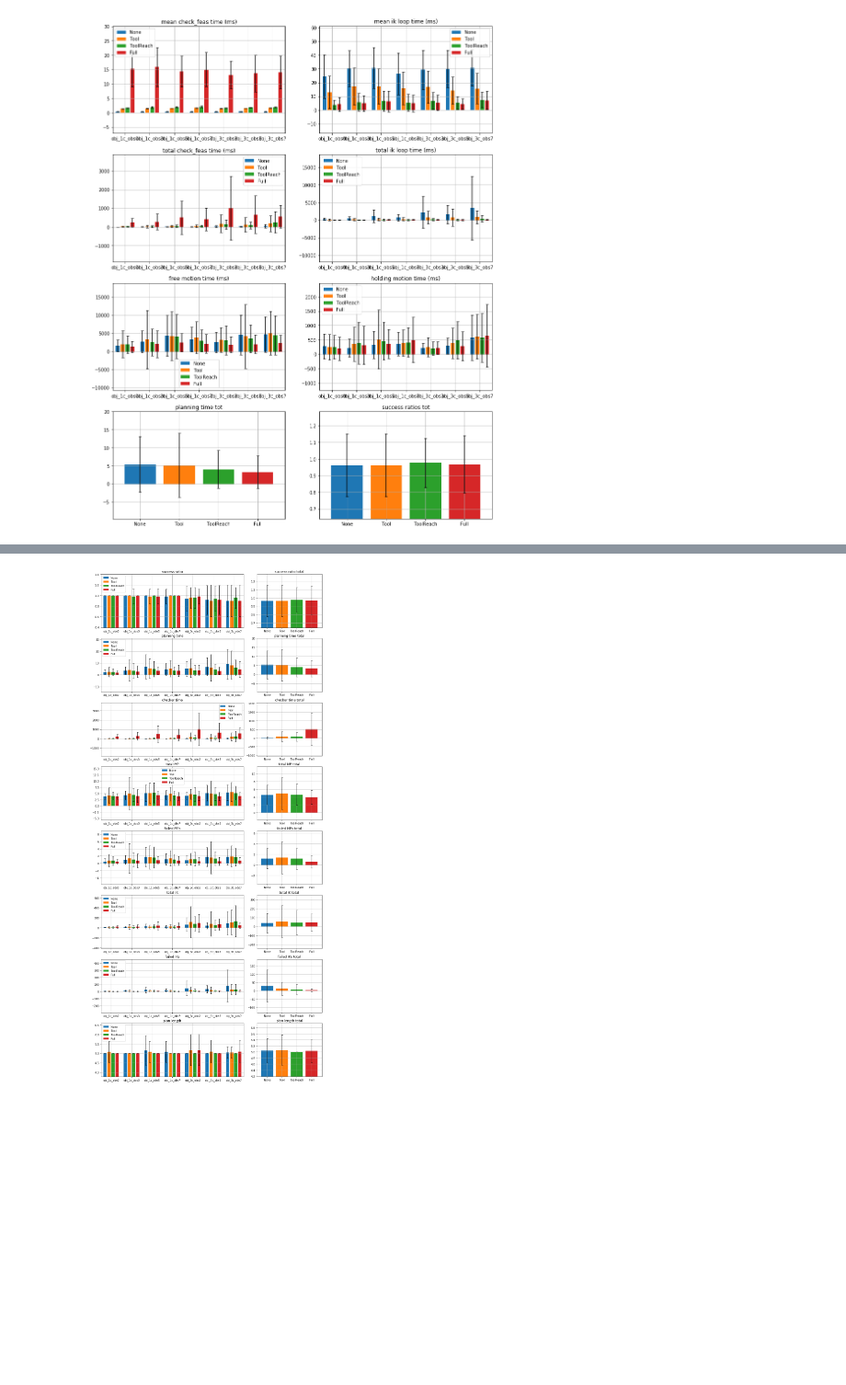
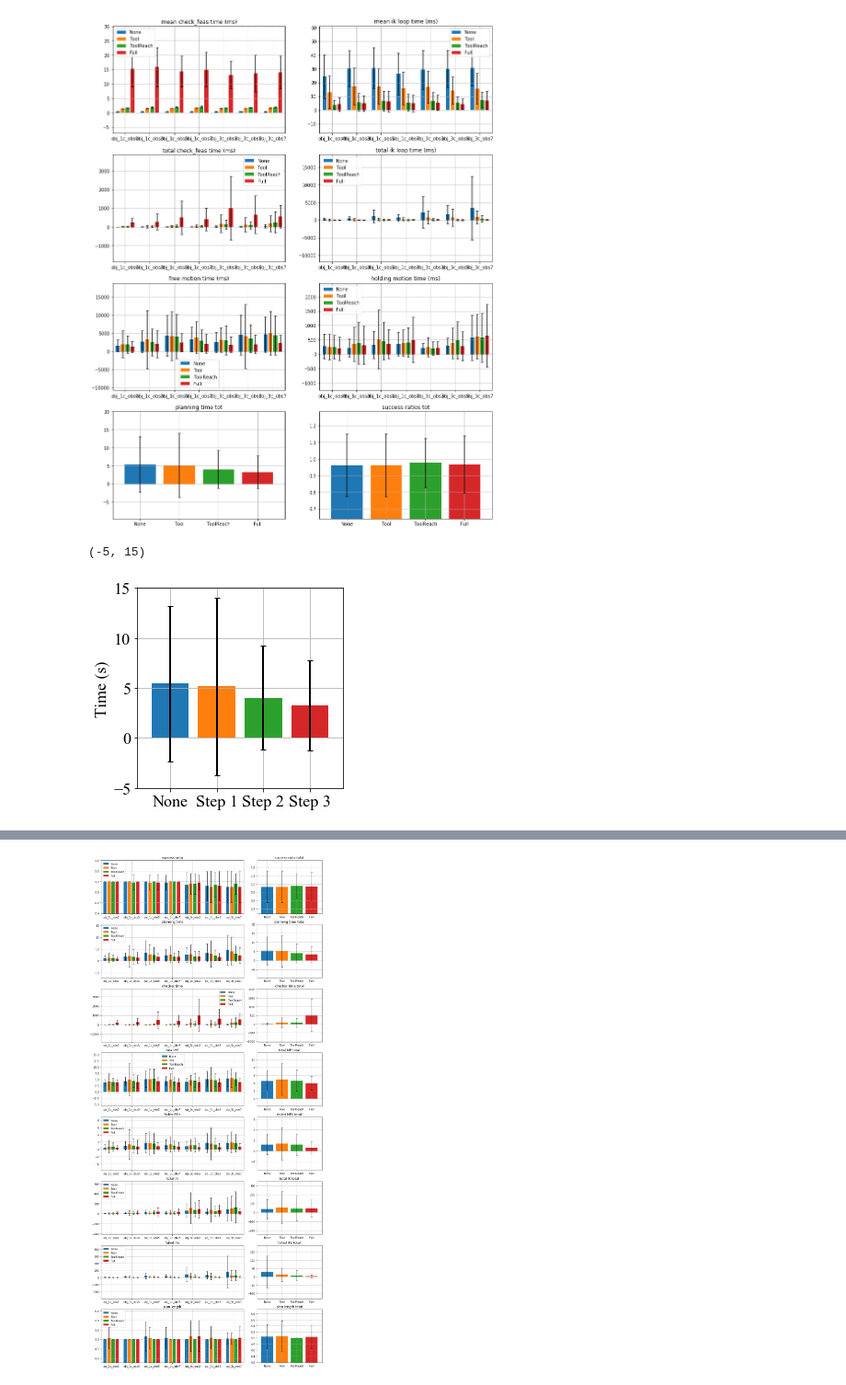
Before and after one commit to rnb-disinfection/rnb-planning, a Jupyter notebook: src/scripts/developing/pddlstream/[TEST] PDDLStream-print-results.ipynb, the cells around one changed output, grey strips where cells are left out. Shown at 92% size. Cells and saved outputs as stored; diff of their text form; code cells hidden in the pictures; blank space fills up the shorter version.

Commit message:
plot results

```diff
--- a/src/scripts/developing/pddlstream/[TEST] PDDLStream-print-results.ipynb
+++ b/src/scripts/developing/pddlstream/[TEST] PDDLStream-print-results.ipynb
@@ -89,3 +89,6 @@ plt.title("success ratios tot")
 # %% [output]
 Text(0.5,1,'success ratios tot')
 [figure]
+# %%
+XLABEL_DICT = {'None':'None', 'Tool':'Step 1', 'ToolReach': 'Step 2', 'Full': 'Step 3'}
+XLABEL_LIST = ['None', 'Step 1', 'Step 2', 'Step 3']
@@ -91,0 +99,15 @@ Text(0.5,1,'success ratios tot')
+# %%
+plt.rcParams['font.size'] = 18
+plt.rcParams["font.family"] = "Times New Roman"
+plt.rcParams['lines.linewidth'] = 2
+
+fig = plt.figure(figsize=(4,4))
+ax = plt.subplot(1,1,1)
+
+time_dict = plot_valid(resdat_all, keys=["plan_time"], average_all=True, CHECKERS=XLABEL_LIST)
+plt.ylabel("Time (s)")
+plt.ylim(-5,15)
+# plt.title("planning time tot")
+# %% [output]
+(-5, 15)
+[figure, added]
```
Also changed, not shown: parts of 2 cells of this notebook, 3 other files.
